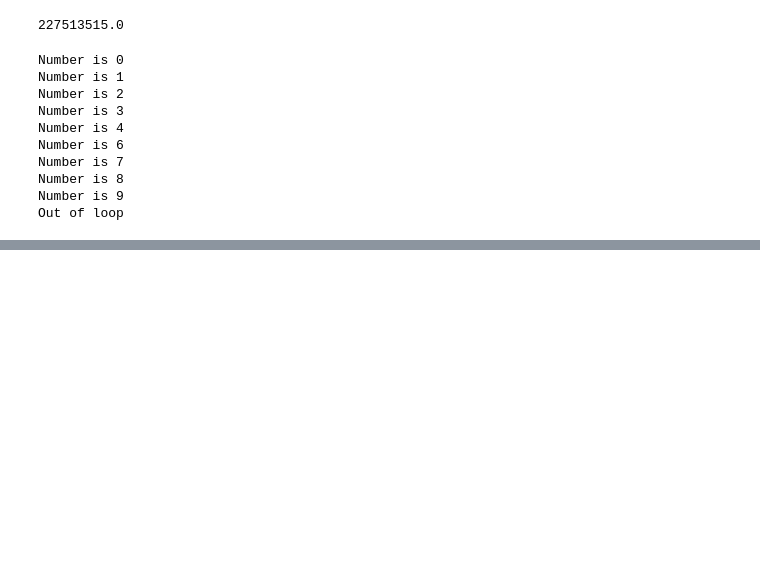
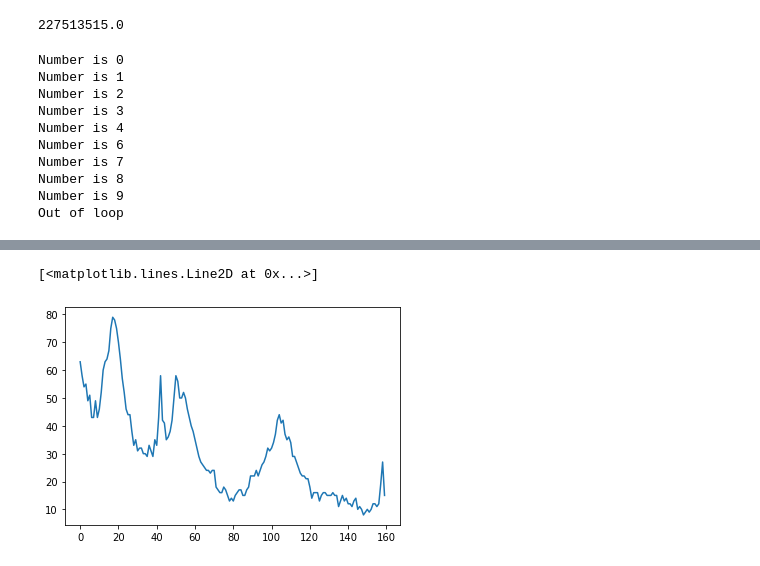
Before and after one commit to pietro-sillano/r-place-Network-Analysis, a Jupyter notebook: timestamp.ipynb, the cells around one changed output, grey strips where cells are left out. Saved outputs shown, nothing was run; the diff lists cells and outputs as text; code cells hidden in the pictures; blank space fills up the shorter version.

```diff
--- a/timestamp.ipynb
+++ b/timestamp.ipynb
@@ -145 +137,6 @@ l
+# %%
+plt.plot(diff)
+# %% [output]
+[<matplotlib.lines.Line2D at 0x...>]
+[figure, added]
 # %%
```
Also changed, not shown: parts of 4 cells of this notebook, 1 other file.
